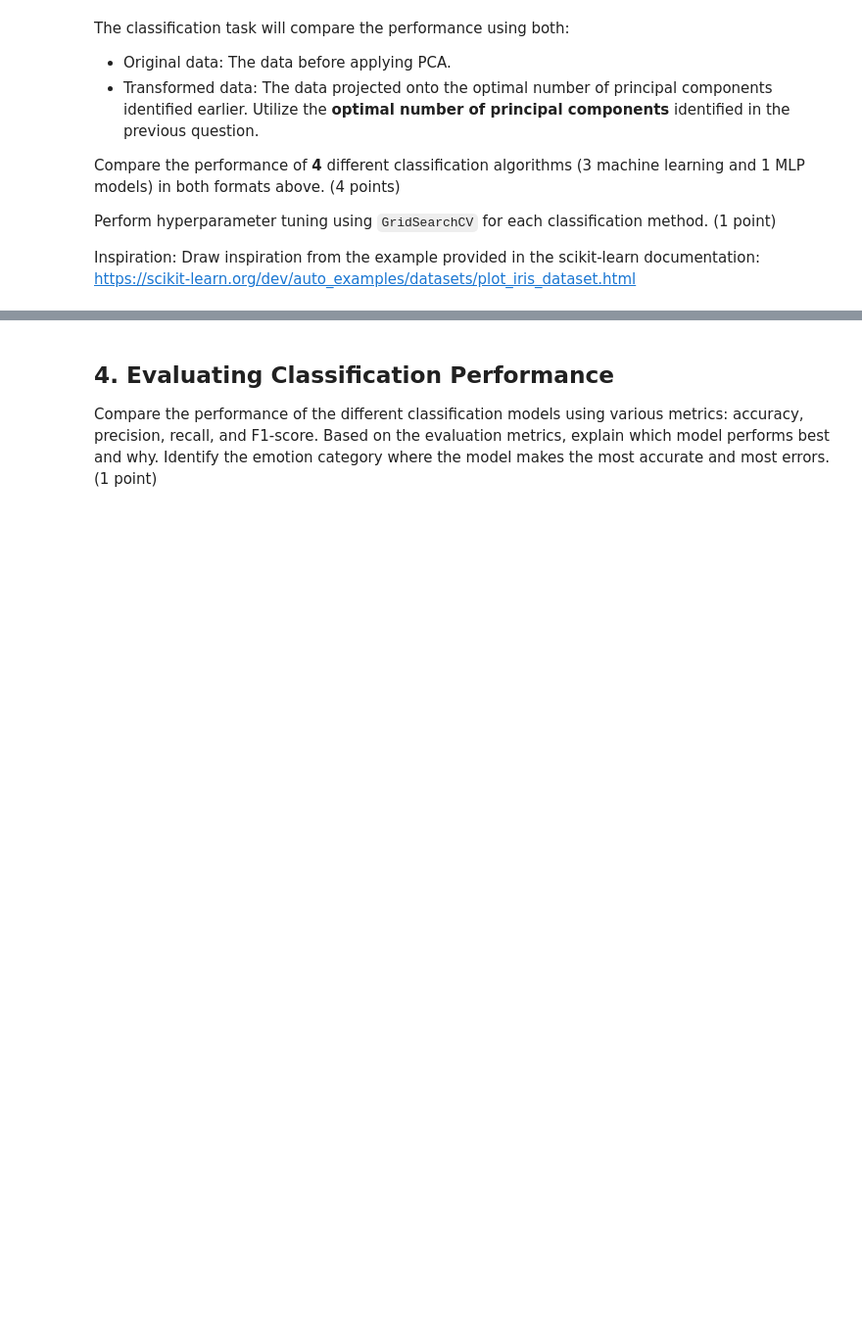
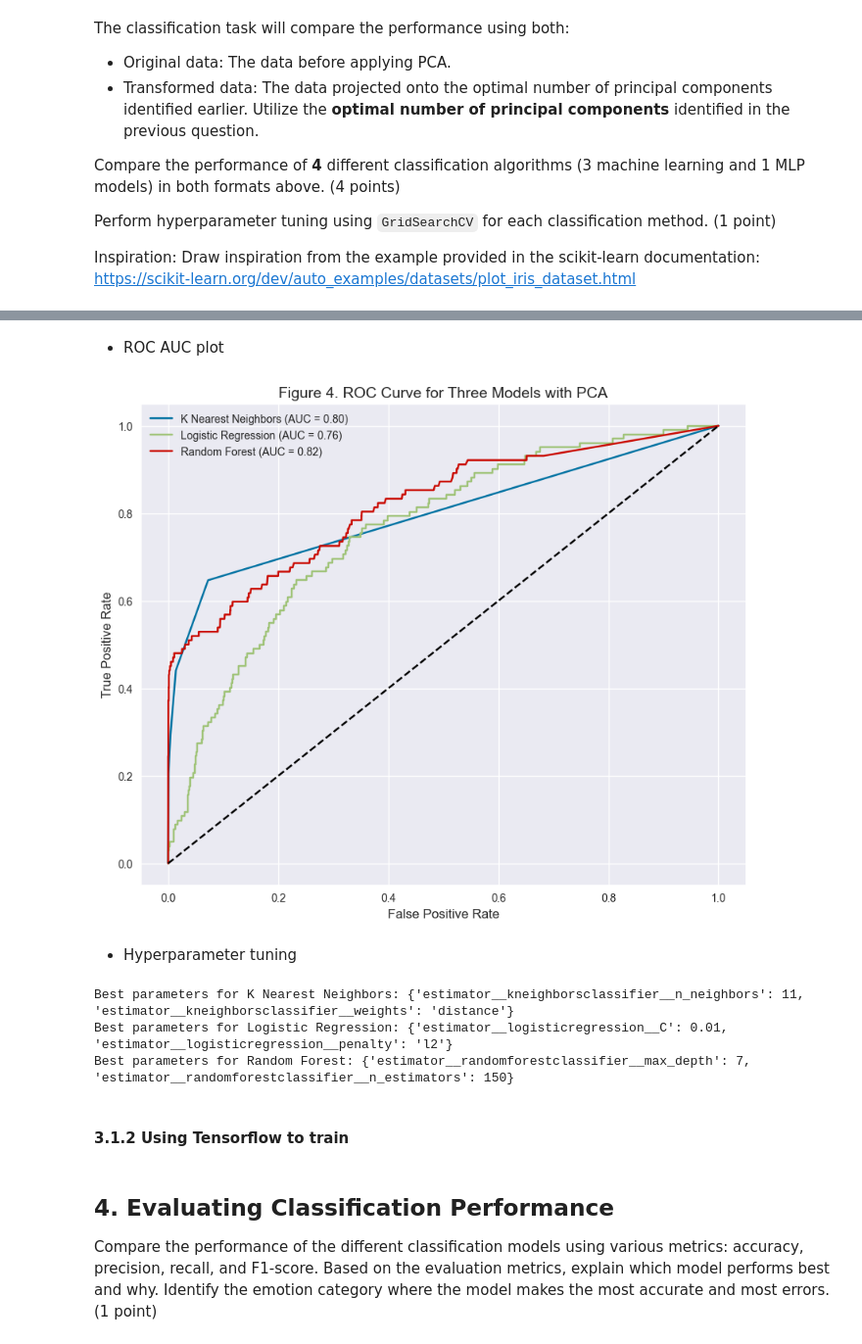
Before and after one commit to ngntrgduc/Fundamental-ML, a Jupyter notebook: notebooks/EDA.ipynb, the cells around one changed output, grey strips where cells are left out. Shown at 98% size. Saved outputs shown, nothing was run; the diff lists cells and outputs as text; code cells hidden in the pictures; blank space fills up the shorter version.

```diff
--- a/notebooks/EDA.ipynb
+++ b/notebooks/EDA.ipynb
@@ -161,3 +712,72 @@ Inspiration: Draw inspiration from the example provided in the scikit-learn docu
+# %% [markdown]
+* ROC AUC plot
+# %%
+# ROC AUC curve for pca pipelines for each label
+def plot_roc_curve_pca(x_train_: pd.DataFrame,
+                       y_train_: pd.Series,
+                       x_test_: pd.DataFrame,
+                       y_test_: pd.Series) -> None:
+    plt.figure(figsize=(10, 8))
+    [plt.plot(*roc_curve(y_test_, pipeline.predict_proba(x_test_)[:, 1], pos_label=1)[:2],
+              label=f'{name} (AUC = {auc(*roc_curve(y_test_, pipeline.predict_proba(x_test_)[:, 1], pos_label=1)[:2]):.2f})')
+     for name, pipeline in pca_pipelines.items()]
+    plt.plot([0, 1], [0, 1], linestyle='--', color='black')
+    plt.xlabel('False Positive Rate', fontsize=12)
+    plt.ylabel('True Positive Rate', fontsize=12)
+    plt.title('Figure 4. ROC Curve for Three Models with PCA', fontsize=14)
+    plt.legend()
+    plt.show()
+
+plot_roc_curve_pca(x_train_pca, y_train, x_test_pca, y_test)
+# %% [output]
+[figure, added]
+# %% [markdown]
+* Hyperparameter tuning
+# %%
+# tuning knn, logistic regression and random forest with pca
+def hyperparameter_tuning_pca(x_train_: pd.DataFrame,
+                              y_train_: pd.Series) -> Dict[str, OneVsRestClassifier]:
+    tuned_pipelines = {
+        'K Nearest Neighbors': OneVsRestClassifier(make_pipeline(KNeighborsClassifier(n_jobs=-1))),
+        'Logistic Regression': OneVsRestClassifier(make_pipeline(LogisticRegression(n_jobs=-1))),
+        'Random Forest': OneVsRestClassifier(make_pipeline(RandomForestClassifier(n_jobs=-1)))
+    }
+
+    for name, pipeline in tuned_pipelines.items():
+        if name == 'K Nearest Neighbors':
+            # Define the number of neighbors to test
+            param_grid = {
+                'estimator__kneighborsclassifier__n_neighbors': [3, 5, 7, 9, 11],
+                'estimator__kneighborsclassifier__weights': ['uniform', 'distance']
+            }
+        elif name == 'Logistic Regression':
+            # Define the regularization parameter space
+            param_grid = {
+                'estimator__logisticregression__C': [0.01, 0.1, 1, 10, 100],
+                'estimator__logisticregression__penalty': ['l1', 'l2']
+            }
+        elif name == 'Random Forest':
+            # Define the number of trees to test
+            param_grid = {
+                'estimator__randomforestclassifier__n_estimators': [50, 100, 150],
+                'estimator__randomforestclassifier__max_depth': [3, 5, 7]
+            }
+        # Perform grid search with 5-fold cross-validation
+        kf = KFold(n_splits=5)
+        grid_search = GridSearchCV(pipeline, param_grid, cv=kf)
+        grid_search.fit(x_train_, y_train_)
+
+        print(f"Best parameters for {name}: {grid_search.best_params_}")
+
+    return tuned_pipelines
+
+tuned_KNN_LR_RF_pipelines = hyperparameter_tuning_pca(x_train_pca, y_train)
+# %% [output]
+Best parameters for K Nearest Neighbors: {'estimator__kneighborsclassifier__n_neighbors': 11, 'estimator__kneighborsclassifier__weights': 'distance'}
+Best parameters for Logistic Regression: {'estimator__logisticregression__C': 0.01, 'estimator__logisticregression__penalty': 'l2'}
+Best parameters for Random Forest: {'estimator__randomforestclassifier__max_depth': 7, 'estimator__randomforestclassifier__n_estimators': 150}
+# %% [markdown]
+#### 3.1.2 Using Tensorflow to train
 # %% [markdown]
 ## 4. Evaluating Classification Performance
 
```
Also changed, not shown: parts of 49 cells of this notebook.
